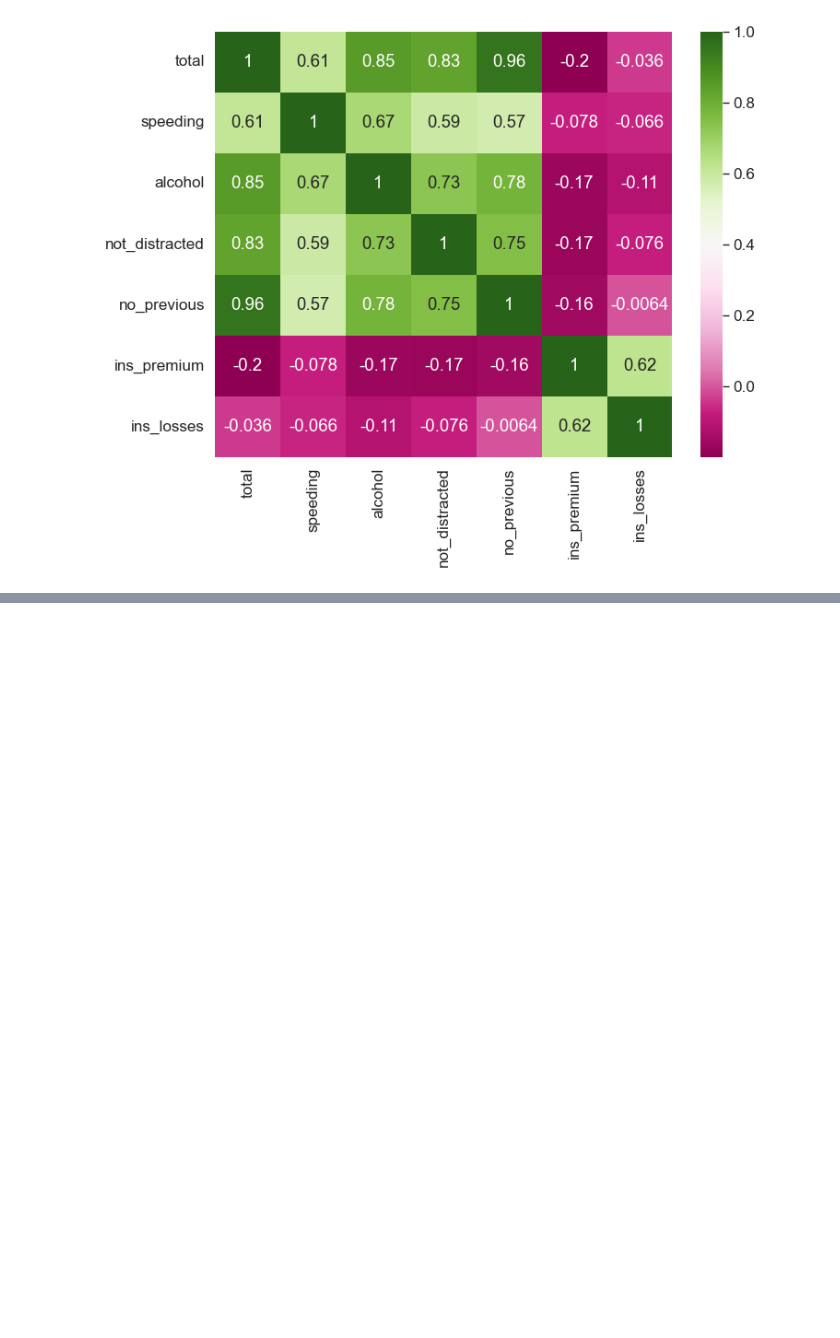
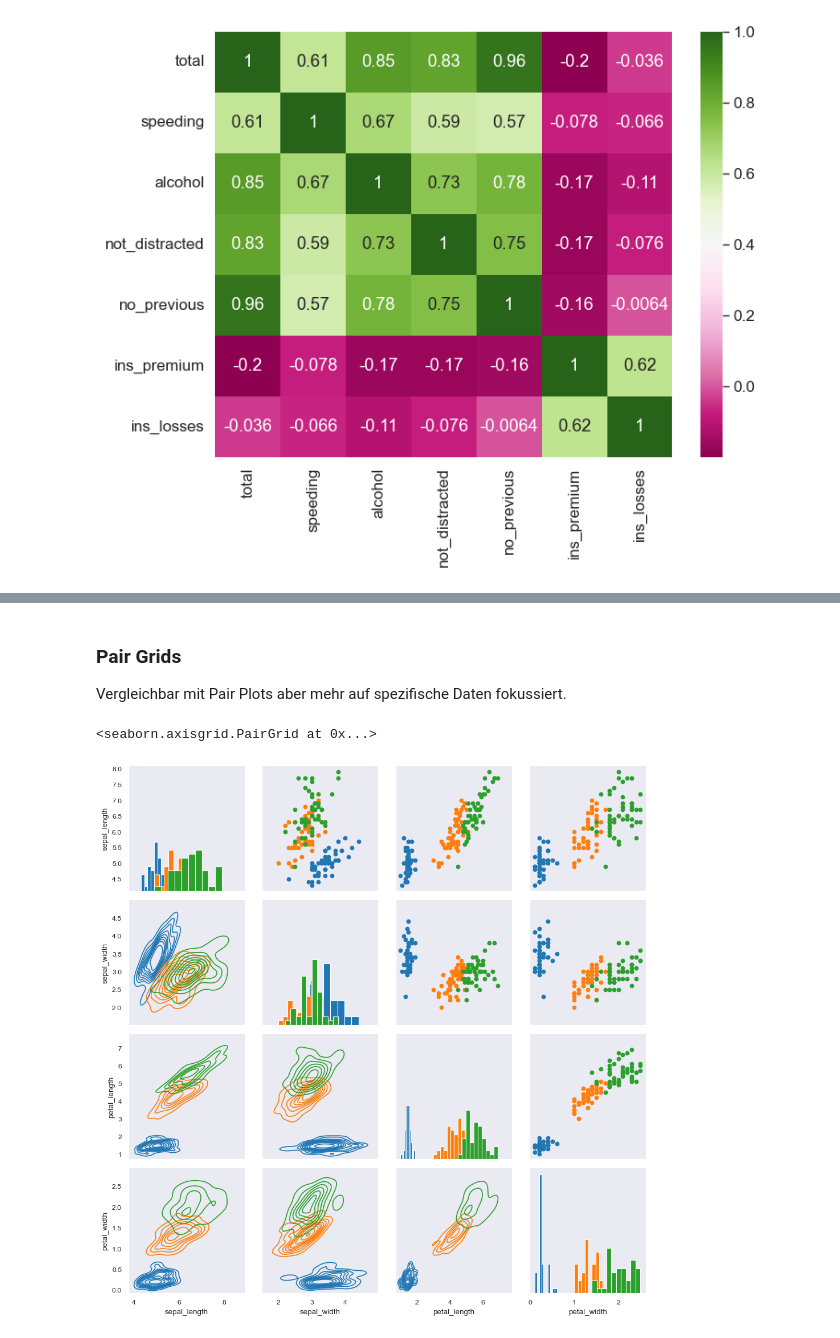
Before and after one commit to ruben-antenen/bina, a Jupyter notebook: LB2/CODE/CODE-RUBEN/Ruben-Seaborn-Tutorial.ipynb, the cells around one changed output, grey strips where cells are left out. Drawn from its saved outputs; the diff is of its cells as text; code cells hidden in the pictures; blank space fills up the shorter version.

```diff
--- a/LB2/CODE/CODE-RUBEN/Ruben-Seaborn-Tutorial.ipynb
+++ b/LB2/CODE/CODE-RUBEN/Ruben-Seaborn-Tutorial.ipynb
@@ -209,0 +237,14 @@ sns.heatmap(crash_mx, annot=True, cmap='PiYG')
+# %% [markdown]
+### Pair Grids
+Vergleichbar mit Pair Plots aber mehr auf spezifische Daten fokussiert.
+# %%
+iris = sns.load_dataset('iris')
+iris_g = sns.PairGrid(iris, hue='species')
+# iris_g.map(plt.scatter) # Alle Felder haben einen Scatter Plot
+iris_g.map_diag(plt.hist) # Diagonale hat ein Histogram
+# iris_g.map_offdiag(plt.scatter) # Alle Felder die nicht auf der Diagonalen liegen haben einen Scatter Plot
+iris_g.map_upper(plt.scatter)
+iris_g.map_lower(sns.kdeplot)
+# %% [output]
+<seaborn.axisgrid.PairGrid at 0x...>
+[figure, added]
```
Also changed, not shown: parts of 14 cells of this notebook.
